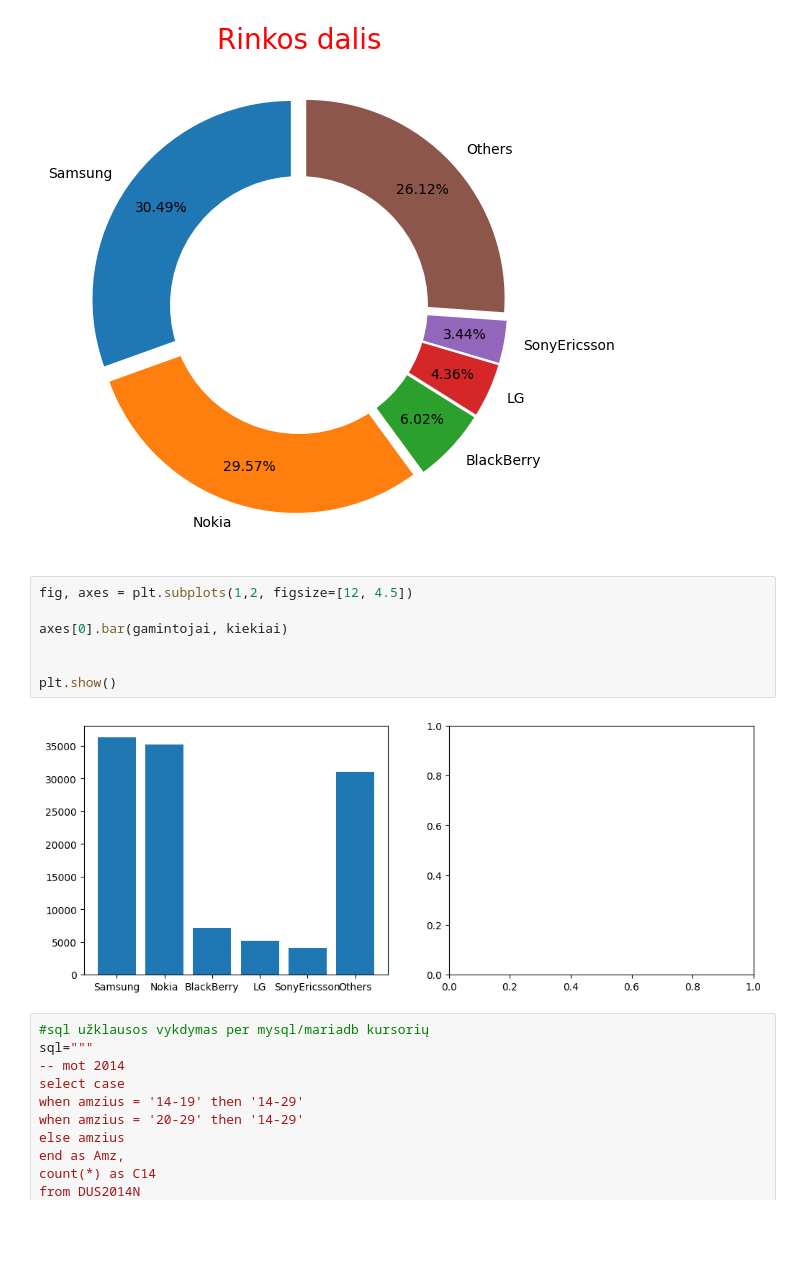
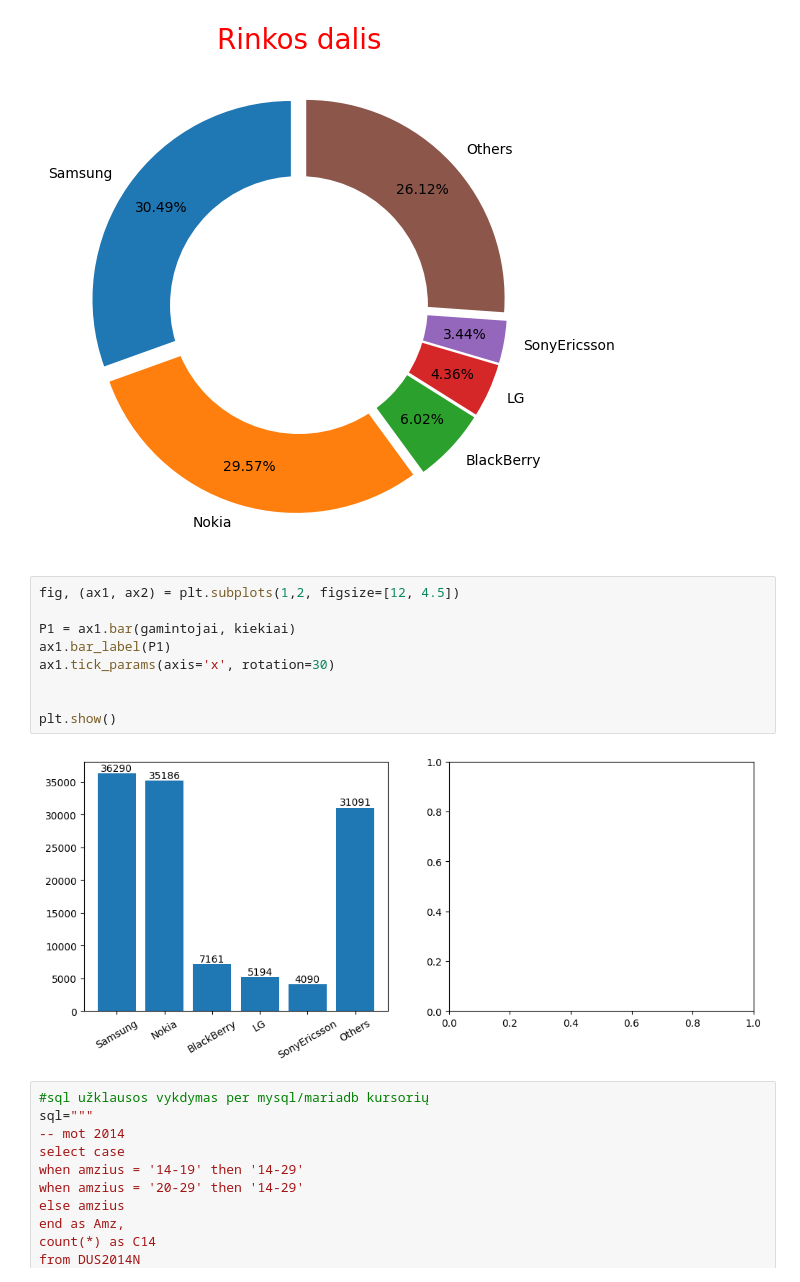
Before and after one commit to ISeeBugsEverywhere/DataScienceNotebooks, a Jupyter notebook: Studentai/Lukas/08-14Paskaita.ipynb, the cells around one changed output. Drawn from its saved outputs; the diff is of its cells as text; blank space fills up the shorter version.

```diff
--- a/Studentai/Lukas/08-14Paskaita.ipynb
+++ b/Studentai/Lukas/08-14Paskaita.ipynb
@@ -104,14 +104,16 @@ plt.show()
 # %% [output]
 [figure]
 # %%
-fig, axes = plt.subplots(1,2, figsize=[12, 4.5])
+fig, (ax1, ax2) = plt.subplots(1,2, figsize=[12, 4.5])
 
-axes[0].bar(gamintojai, kiekiai)
+P1 = ax1.bar(gamintojai, kiekiai)
+ax1.bar_label(P1)
+ax1.tick_params(axis='x', rotation=30)
 
 
 plt.show()
 # %% [output]
-[figure, old version]
+[figure, new version]
 # %%
 #sql užklausos vykdymas per mysql/mariadb kursorių
 sql="""
```
Also changed, not shown: parts of 2 cells of this notebook.
